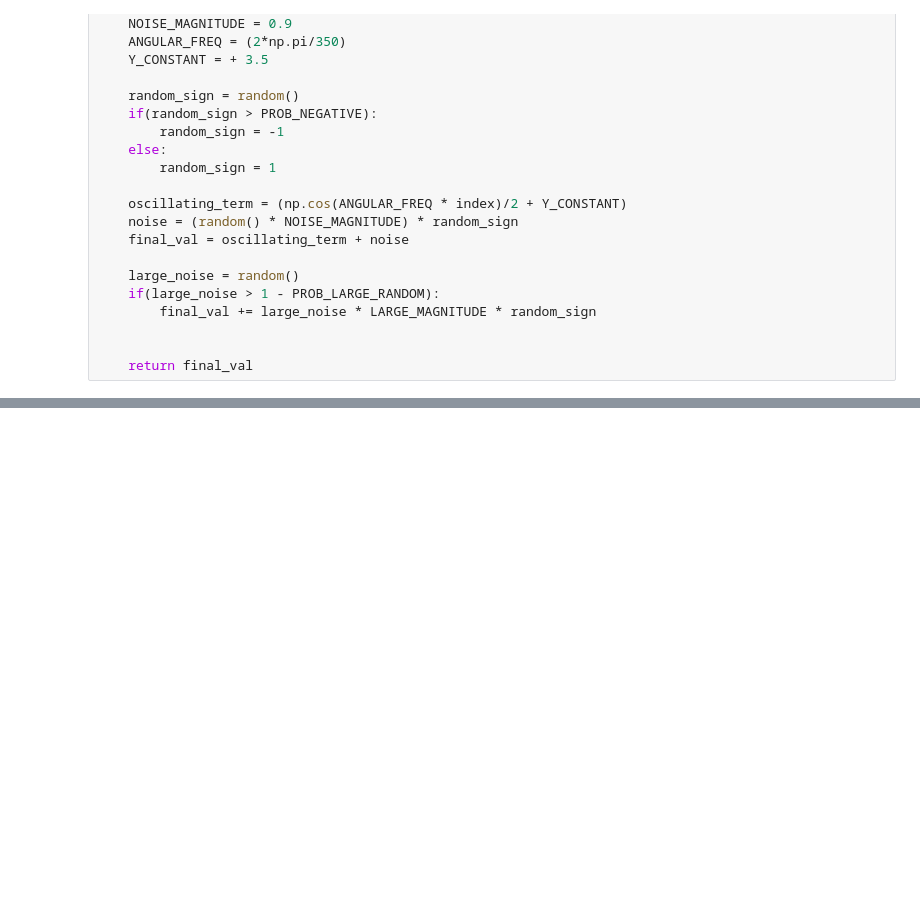
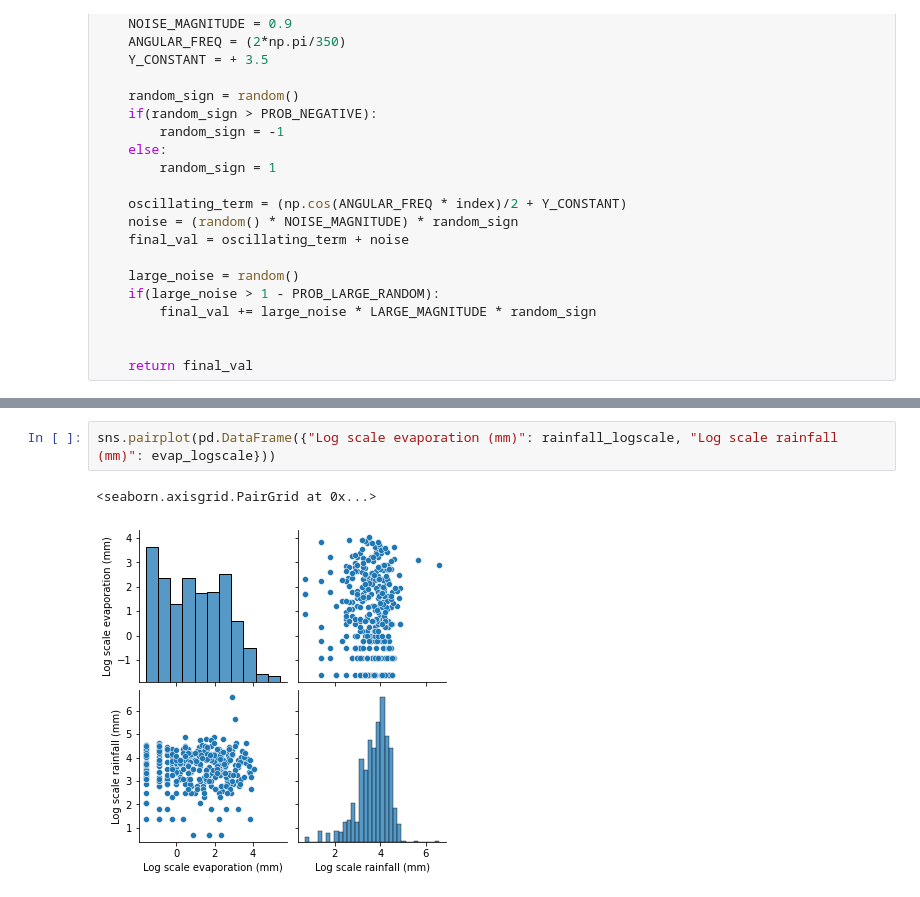
Before and after one commit to sha256yan/weather_analysis, a Jupyter notebook: plotting.ipynb, the cells around one changed output, grey strips where cells are left out. Cells and saved outputs as stored; diff of their text form; blank space fills up the shorter version.

```diff
--- a/plotting.ipynb
+++ b/plotting.ipynb
@@ -70,3 +115,8 @@ sns.scatterplot(x=evap_logscale.index, y=evap_logscale)
+# %%
+sns.pairplot(pd.DataFrame({"Log scale evaporation (mm)": rainfall_logscale, "Log scale rainfall (mm)": evap_logscale}))
+# %% [output]
+<seaborn.axisgrid.PairGrid at 0x...>
+[figure, added]
 # %%
 """
     Evaporation plotted with a logarithmic y scale
```
Also changed, not shown: parts of 14 cells of this notebook, 3 other files.
